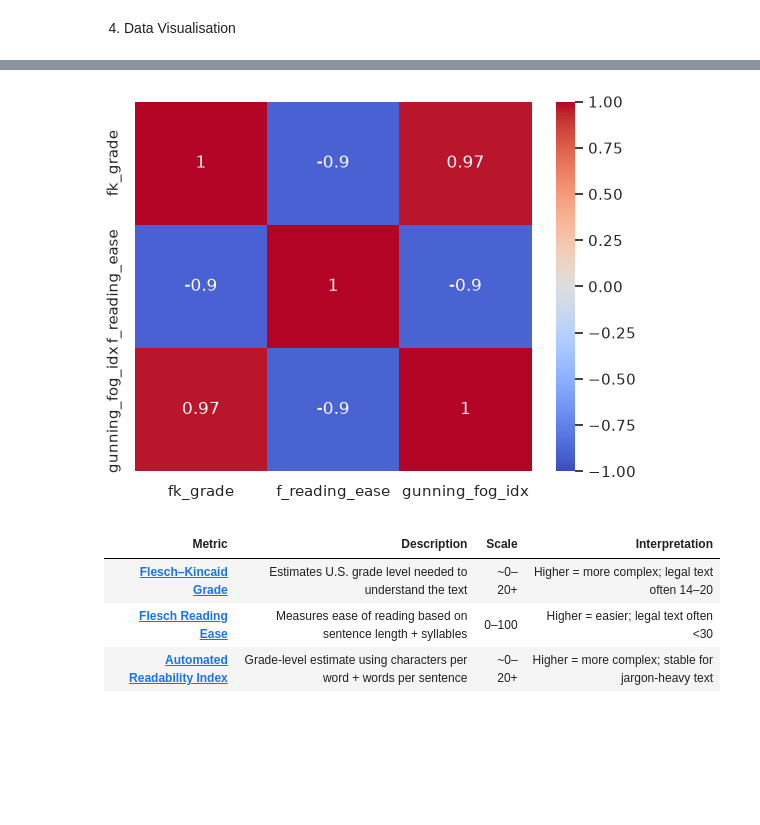
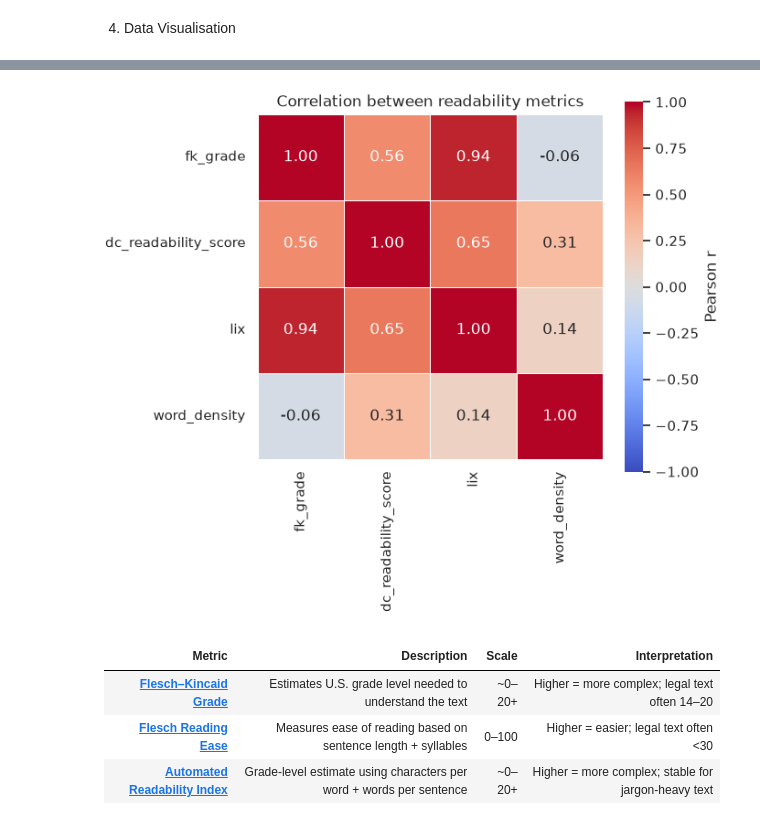
Before and after one commit to danilopsss/uol_capstone_project, a Jupyter notebook: CUAD/cuad.ipynb, the cells around one changed output, grey strips where cells are left out. Saved outputs shown, nothing was run; the diff lists cells and outputs as text; code cells hidden in the pictures; blank space fills up the shorter version.

Commit message:
adding visualizations

```diff
--- a/CUAD/cuad.ipynb
+++ b/CUAD/cuad.ipynb
@@ -242,34 +234,25 @@ pyplot.show()
 # %%
-from itertools import permutations
+cols = ["fk_grade", "dc_readability_score", "lix", "word_density"]
+corr = cuad_legal.select(cols).to_pandas().corr()
 
-# relation_analysis = cuad_legal.filter(
-#     (polars.col("fk_grade") > 20) &
-#     (polars.col("f_reading_ease") < 30) &
-#     (polars.col("f_reading_ease") > 0) &
-#     (polars.col("gunning_fog_idx") > 13)
-# )
-
-# size = int(len(relation_analysis) * 0.02)
-
-# relation_analysis = (
-#     relation_analysis
-#         .sample(size)
-#         .select(["fk_grade", "f_reading_ease", "readability_idx"])
-#         .to_pandas()
-# )
-
-# metrics = permutations(["f_reading_ease", "readability_idx", "fk_grade"], 2)
-
+fig, ax = pyplot.subplots(figsize=(7, 6))
 seaborn.heatmap(
-    cuad_legal.select(["fk_grade", "f_reading_ease", "gunning_fog_idx"]).to_pandas().corr(method="pearson"),
+    corr,
     annot=True,
+    fmt=".2f",
     cmap="coolwarm",
     vmin=-1,
-    vmax=1
+    vmax=1,
+    square=True,
+    linewidths=0.5,
+    cbar_kws={"label": "Pearson r"},
+    ax=ax,
 )
+ax.set_title("Correlation between readability metrics")
+pyplot.tight_layout()
 pyplot.show()
 # %% [output]
-[figure, old version]
+[figure, new version]
 # %% [markdown]
 | Metric | Description | Scale | Interpretation |
 | --- | --- | --- | --- |
```
Also changed, not shown: parts of 1 cell of this notebook.
